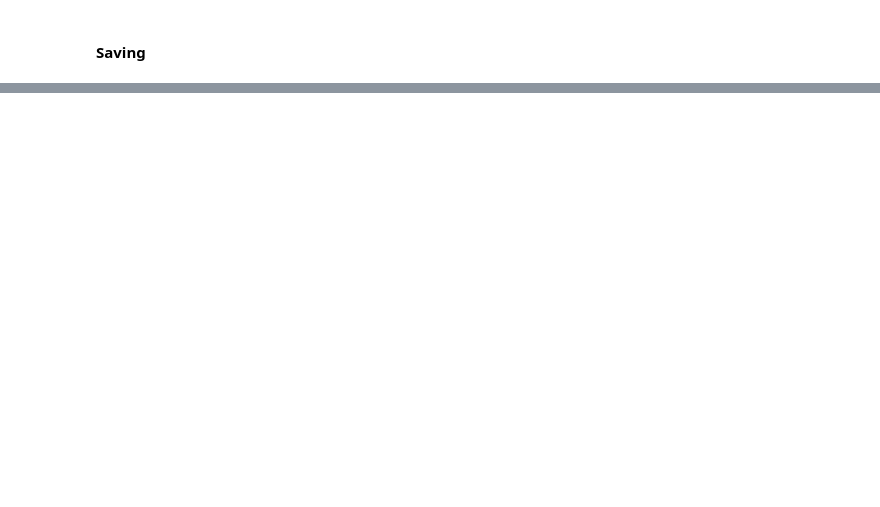
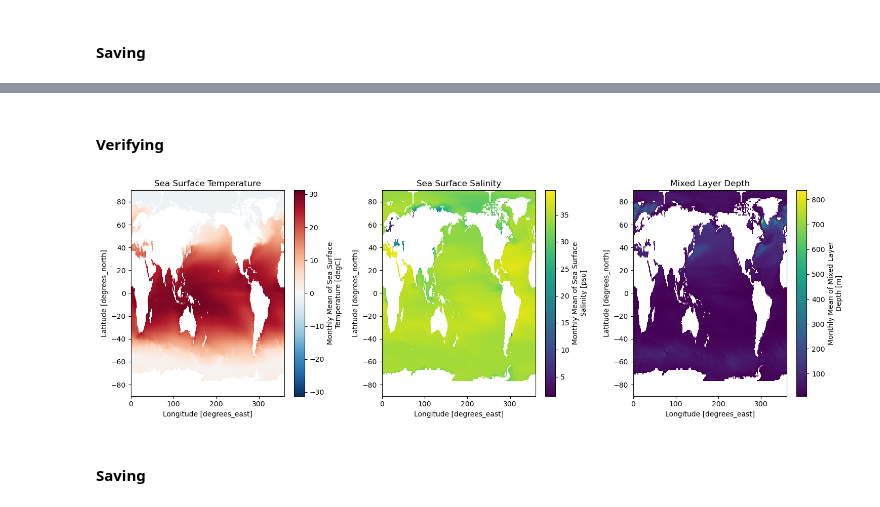
Before and after one commit to gantz-thomas-gantz/NEMOCheck, a Jupyter notebook: data/processing.ipynb, the cells around one changed output, grey strips where cells are left out. Drawn from its saved outputs; the diff is of its cells as text; code cells hidden in the pictures; blank space fills up the shorter version.

```diff
--- a/data/processing.ipynb
+++ b/data/processing.ipynb
@@ -239,0 +285,6 @@ plt.show()
+# %%
+model = model.rename({
+    'nav_lon': 'lon',
+    'nav_lat': 'lat',
+})
+model = model.assign_coords(lon=mesh['glamt'], lat=mesh['gphit'])
@@ -239,0 +293,17 @@ plt.show()
+# %%
+model_mask = mesh['bathy_metry'] == 0
+model = model.where(~model_mask)
+
+model = fill_coastal_points_in_time(model, 20, "month")
+
+with open(os.devnull, 'w') as f, contextlib.redirect_stdout(f):
+    regridder = xe.Regridder(
+        model, target_grid,
+        method='bilinear',
+        filename='weights_bilinear_model.nc',
+        reuse_weights=True,
+        ignore_degenerate=True,
+        periodic=True
+    )
+
+model = regridder(model)
@@ -239,0 +312,5 @@ plt.show()
+# %%
+model['lon'] = (model['lon'] + 360) % 360
+model = model.sortby('lon')
+model = model.sortby('lat')
+model = model.transpose('month', 'lat', 'lon')
@@ -239,0 +319,2 @@ plt.show()
+# %%
+model = model.where(ocean_mask)
@@ -239,0 +369,19 @@ plt.show()
+# %% [markdown]
+#### Verifying
+# %%
+month_to_plot = 1
+
+fig, axes = plt.subplots(1, 3, figsize=(15, 5))
+varnames = ['sst', 'sss', 'mld']
+titles = ['Sea Surface Temperature', 'Sea Surface Salinity', 'Mixed Layer Depth']
+
+for ax, var, title in zip(axes, varnames, titles):
+    data_to_plot = model[var].sel(month=month_to_plot)
+    im = data_to_plot.plot(ax=ax, add_colorbar=True)
+    ax.set_title(title)
+plt.tight_layout()
+plt.show()
+# %% [output]
+[figure, added]
+# %% [markdown]
+#### Saving
```
Also changed, not shown: parts of 25 cells of this notebook, 3 other files.
